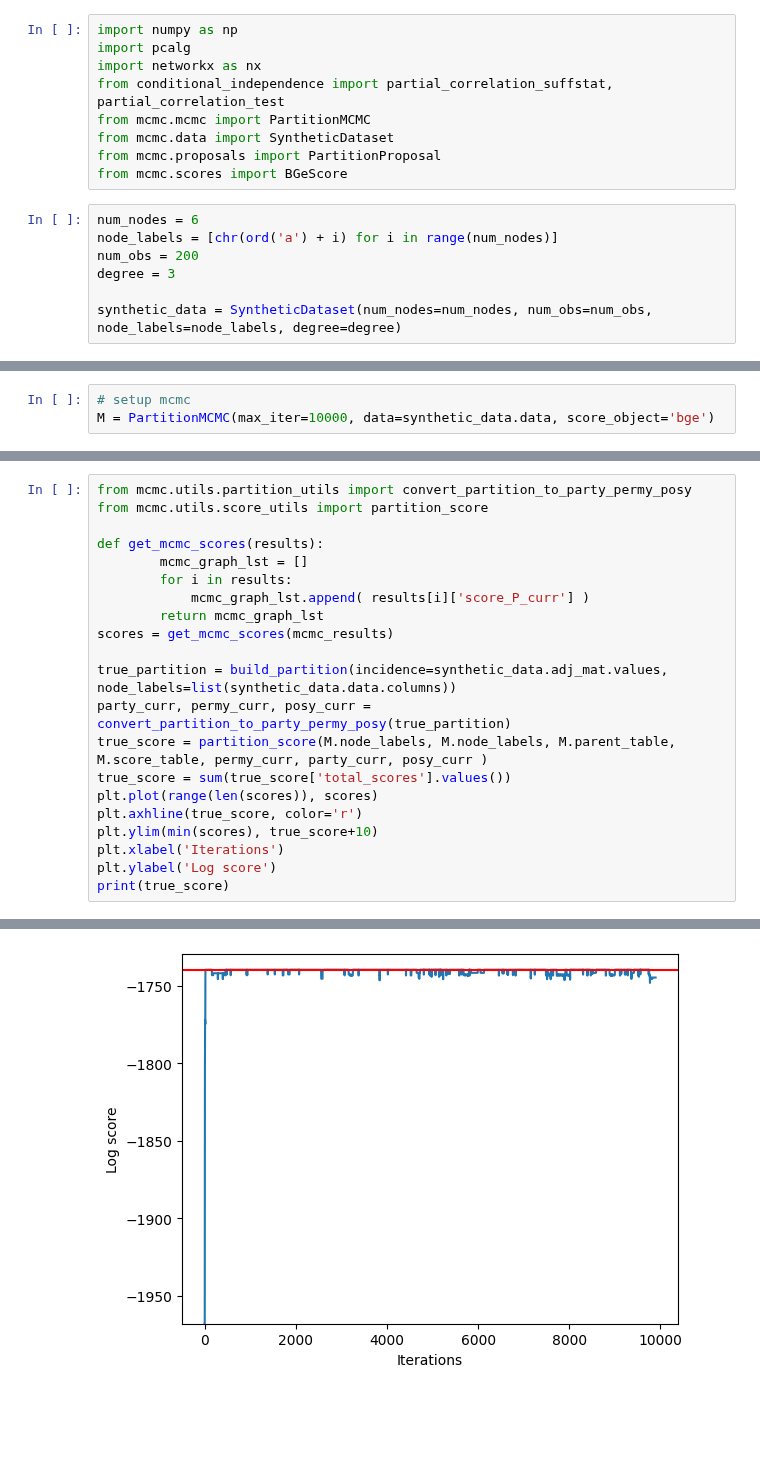
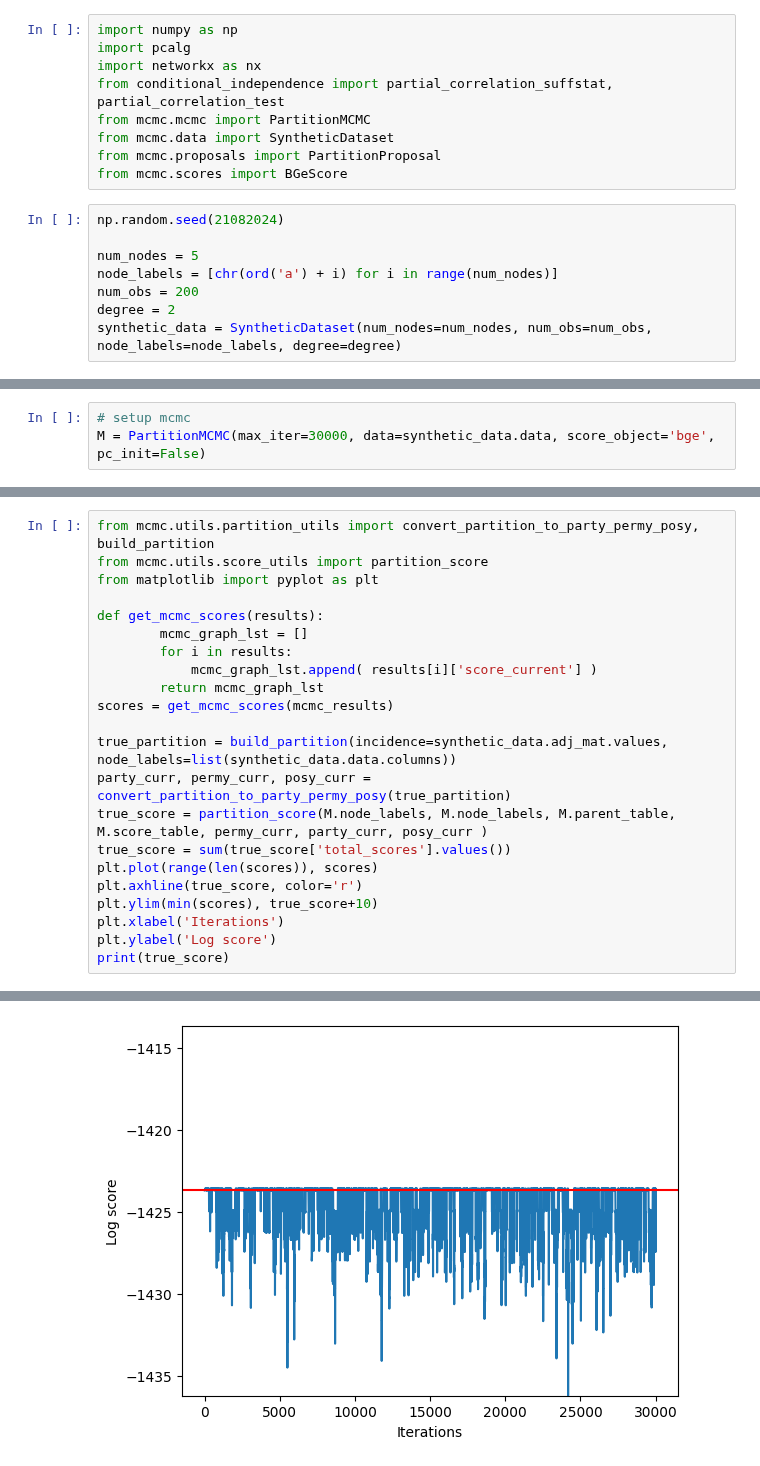
Before and after one commit to human-technology-institute/structure_learning, a Jupyter notebook: examples/partition_mcmc.ipynb, the cells around one changed output, grey strips where cells are left out. Cells and saved outputs as stored; diff of their text form; blank space fills up the shorter version.

Commit message:
refactored partition mcmc

```diff
--- a/examples/partition_mcmc.ipynb
+++ b/examples/partition_mcmc.ipynb
@@ -12,11 +12,12 @@ from mcmc.data import SyntheticDataset
 from mcmc.proposals import PartitionProposal
 from mcmc.scores import BGeScore
 # %%
-num_nodes = 6
+np.random.seed(21082024)
+
+num_nodes = 5
 node_labels = [chr(ord('a') + i) for i in range(num_nodes)]
 num_obs = 200
-degree = 3
-
+degree = 2
 synthetic_data = SyntheticDataset(num_nodes=num_nodes, num_obs=num_obs, node_labels=node_labels, degree=degree)
 # %%
 # visualise ground truth DAG
@@ -43,3 +44,3 @@ synthetic_data.data
 # %%
 # setup mcmc
-M = PartitionMCMC(max_iter=10000, data=synthetic_data.data, score_object='bge')
+M = PartitionMCMC(max_iter=30000, data=synthetic_data.data, score_object='bge', pc_init=False)
@@ -77,11 +67,12 @@ bars[np.where(keys==key)[0][0]].set_color('red')
 # %%
-from mcmc.utils.partition_utils import convert_partition_to_party_permy_posy
+from mcmc.utils.partition_utils import convert_partition_to_party_permy_posy, build_partition
 from mcmc.utils.score_utils import partition_score
+from matplotlib import pyplot as plt
 
 def get_mcmc_scores(results):
         mcmc_graph_lst = []
         for i in results:
-            mcmc_graph_lst.append( results[i]['score_P_curr'] )
+            mcmc_graph_lst.append( results[i]['score_current'] )
         return mcmc_graph_lst
 scores = get_mcmc_scores(mcmc_results)
 
@@ -100,4 +91,4 @@ print(true_score)
-[figure, old version]
+[figure, new version]
 # %%
 from mcmc.evaluation.metrics import kl_divergence, jensen_shannon_divergence, mean_squared_error, mean_absolute_error
 from mcmc.inference.posterior import generate_all_dags_keys, generate_all_dags
```
Also changed, not shown: parts of 12 cells of this notebook, 6 other files.
